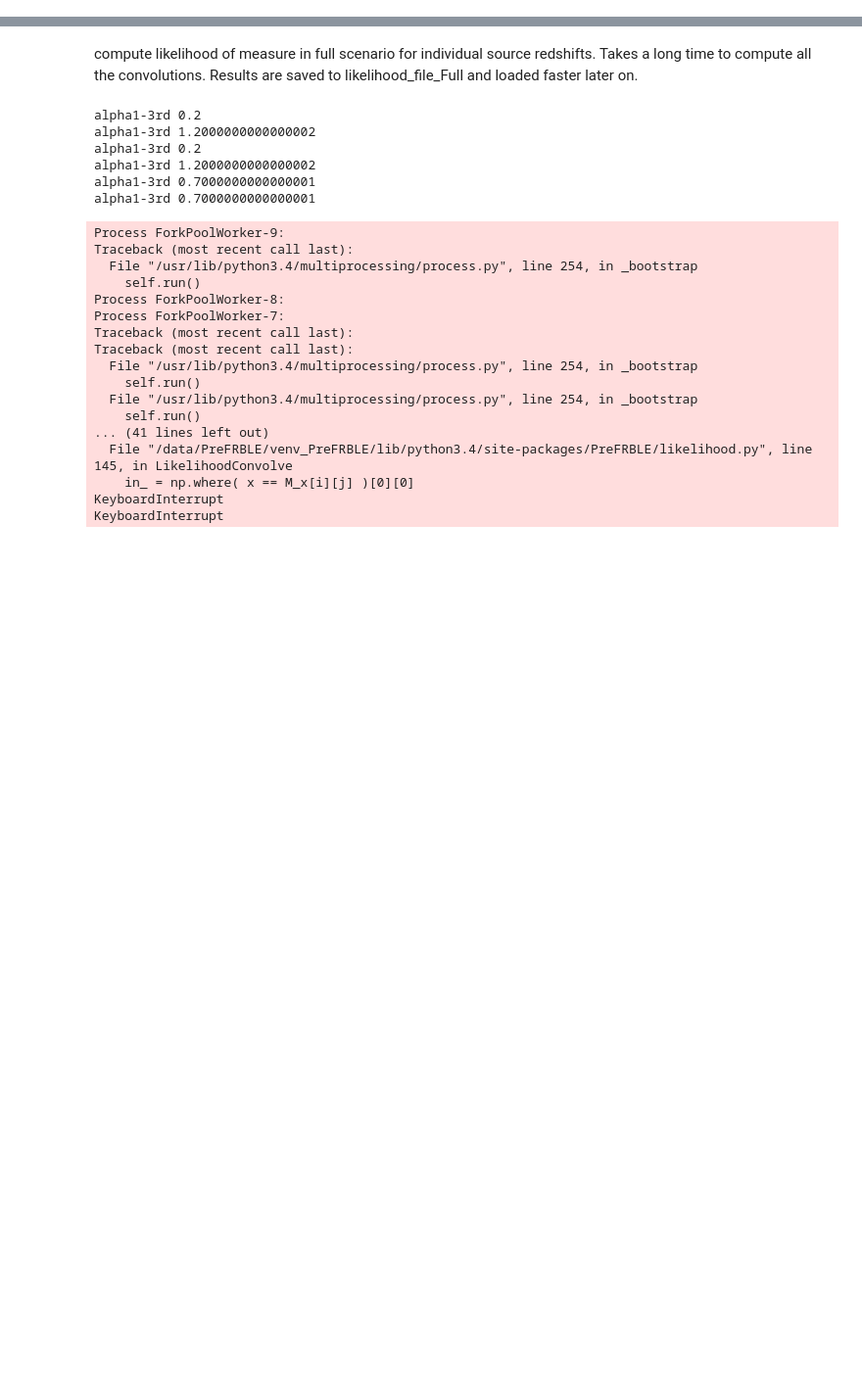
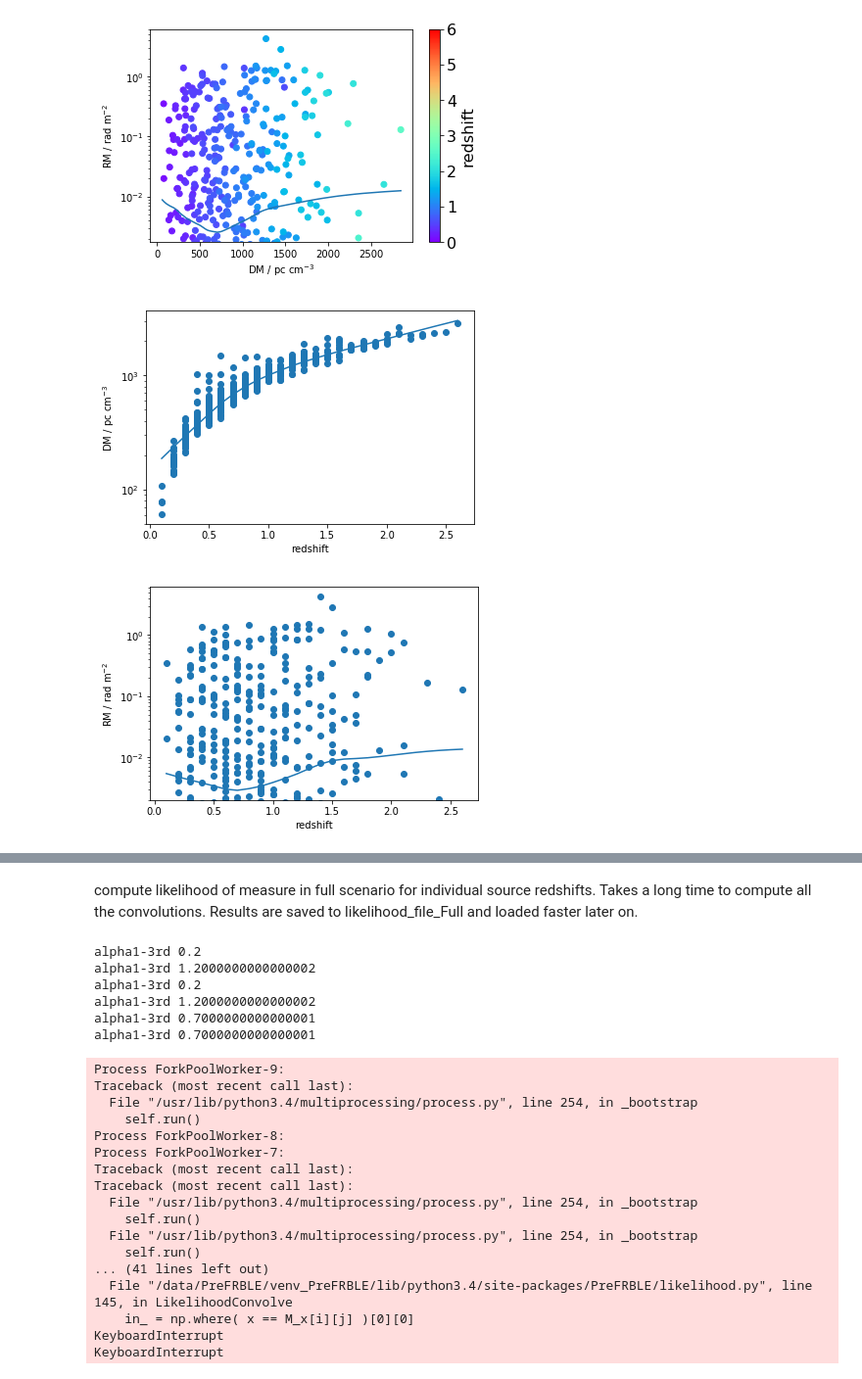
Before and after one commit to FRBs/PreFRBLE, a Jupyter notebook: notebooks/PreFRBLE_Likelihood.ipynb, the cells around one changed output, grey strips where cells are left out. Shown at 98% size. Cells and saved outputs as stored; diff of their text form; code cells hidden in the pictures; blank space fills up the shorter version.

```diff
--- a/notebooks/PreFRBLE_Likelihood.ipynb
+++ b/notebooks/PreFRBLE_Likelihood.ipynb
@@ -52,0 +106,51 @@ NameError: name 'h5' is not defined
+# %%
+from PreFRBLE.sample import FakeFRBs
+
+telescope = 'CHIME'
+population = 'SMD'
+#telescope = 'None'
+#population = 'flat'
+
+t0 = time()
+
+### produce fake data
+FRBs = FakeFRBs( N=500, measures=['DM','RM'], measureable=False, telescope=telescope, population=population, **scenario_IGM )
+# %%
+from statsmodels.nonparametric.smoothers_lowess import lowess
+
+### scatter plot
+plt.scatter( FRBs['DM'], FRBs['RM'], c=Rainbow(FRBs['redshift'], min=0, max=6), cmap=rainbow )
+Colorbar(x=redshift_range, label='redshift')
+
+a = lowess( np.log10(FRBs['RM']), np.log10(FRBs['DM']) )
+plt.plot( 10.**a[:,0], 10.**a[:,1])
+
+
+plt.yscale('log')
+plt.xlabel( r"DM / %s" % units['DM'])
+plt.ylabel( r"RM / %s" % units['RM'])
+plt.show()
+
+plt.scatter( FRBs['redshift'], FRBs['DM'], cmap=rainbow )
+
+a = lowess( np.log10(FRBs['DM']), FRBs['redshift'])
+plt.plot(a[:,0], 10.**a[:,1])
+
+plt.yscale('log')
+plt.xlabel( r"redshift")
+plt.ylabel( r"DM / %s" % units['DM'])
+plt.show()
+
+plt.scatter( FRBs['redshift'], FRBs['RM'], cmap=rainbow )
+
+a = lowess( np.log10(FRBs['RM']), FRBs['redshift'])
+plt.plot(a[:,0], 10.**a[:,1])
+
+plt.yscale('log')
+plt.xlabel( r"redshift")
+plt.ylabel( r"RM / %s" % units['RM'])
+plt.show()
+# %% [output]
+[figure, added]
+[figure, added]
+[figure, added]
```
Also changed, not shown: parts of 40 cells of this notebook, 9 other files.
